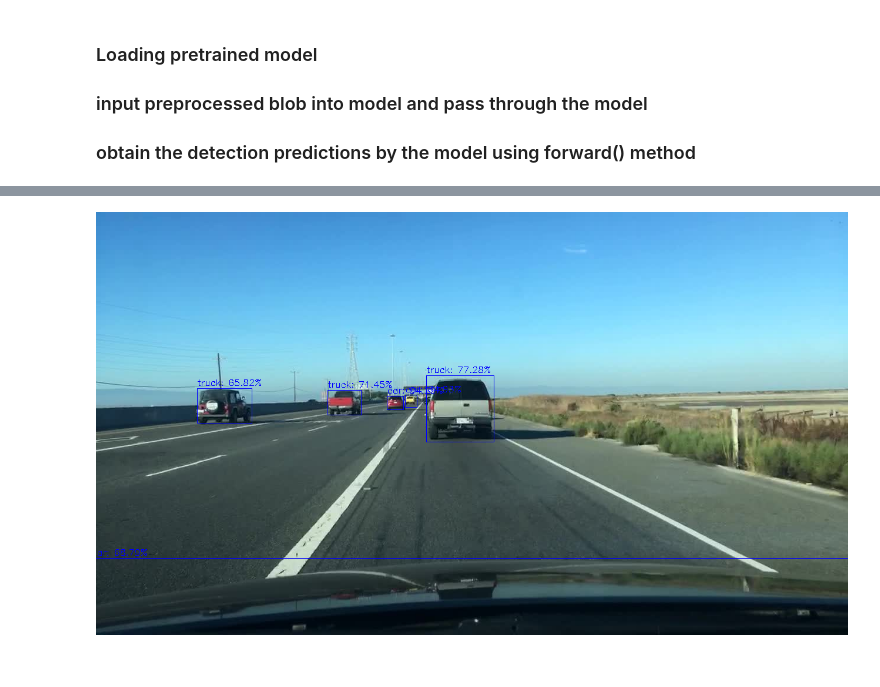
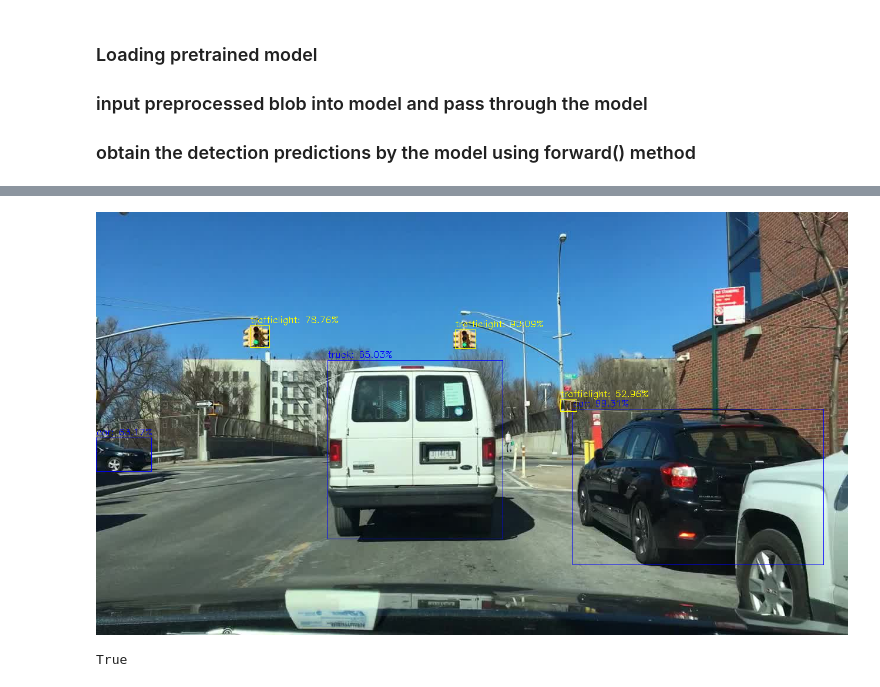
Before and after one commit to prasadmlexpert/objectidentificationvideo, a Jupyter notebook: yolov4pretrained.ipynb, the cells around one changed output, grey strips where cells are left out. Drawn from its saved outputs; the diff is of its cells as text; code cells hidden in the pictures.

```diff
--- a/yolov4pretrained.ipynb
+++ b/yolov4pretrained.ipynb
@@ -51,5 +62,5 @@ class_colors = np.tile(class_colors,(16,1))
 # %%
-img_to_detect = cv2.imread('images/10k/train/0a0a0b1a-7c39d841.jpg')
+img_to_detect = cv2.imread('images/10k/train/004071a4-049be89b.jpg')
 img_height = img_to_detect.shape[0]
 img_width = img_to_detect.shape[1]
 # %%
@@ -152,5 +187,7 @@ predicted object car: 64.93%
 # %%
 from google.colab.patches import cv2_imshow
 cv2_imshow(img_to_detect)
+cv2.imwrite("results.jpg", img_to_detect)
 # %% [output]
-[figure, old version]
+[figure, new version]
+True
```
Also changed, not shown: parts of 5 cells of this notebook.
